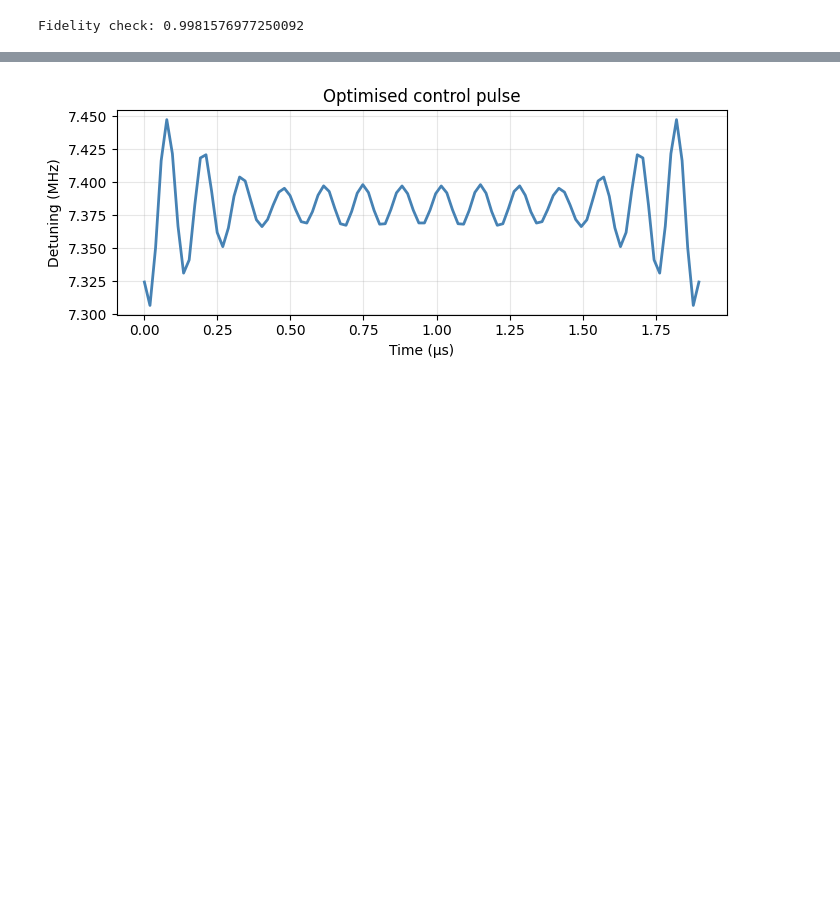
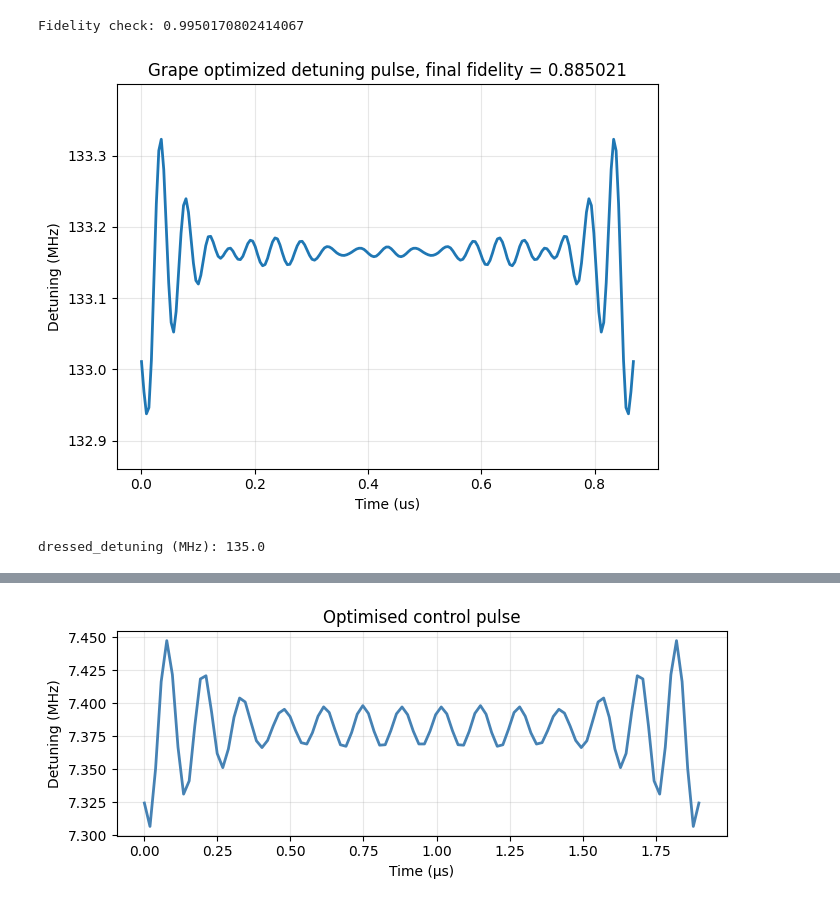
Before and after one commit to TunmayGerg/quantum-simulation-code, a Jupyter notebook: Optimal control/Grape_optimal_control_adiabatic.ipynb, the cells around one changed output, grey strips where cells are left out. Saved outputs shown, nothing was run; the diff lists cells and outputs as text; code cells hidden in the pictures; blank space fills up the shorter version.

```diff
--- a/Optimal control/Grape_optimal_control_adiabatic.ipynb
+++ b/Optimal control/Grape_optimal_control_adiabatic.ipynb
@@ -157,30 +160,51 @@ opt.save_results("Grape_results/run6_adiabatic.npz", out, extra_params={
     "drive_parameters": drive_parameters,
     "alpha": alpha})
 # %%
-result_file = "Grape_results/run5_adiabatic.npz"
+result_file = "Grape_results/level5_132_adiabatic.npz"
 
 q = load_qobjs(result_file)
 pulses0, theta0 = load_pulses_theta(result_file)
 parameters_dict = load_parameters_dict(result_file)
 
 H0 = q["H_drift"]
 Hc = q["H_controls"]
 Ut = q["U_target"]
 P  = q["projector"]
 gauge_ops = q["gauge_ops"]
 adiabatic_unitary = q["adiabatic_unitary"]
 
 U_final = propagate(H0, Hc, dt = parameters_dict["dt"], pulses = pulses0)
 G = gauge_unitary(gauge_ops, theta0)
 g_unitary = G * adiabatic_unitary.dag() * U_final * adiabatic_unitary
 
 # write unitary in terms of the dressed basis
 # unitary_dressed = evecs_qobj.dag() * g_unitary * evecs_qobj
 
 fidelity = unitary_projected_fidelity(Ut, g_unitary, P)
 print("Fidelity check:", fidelity)
+
+pulse_MHz = pulses0[:, 0] / (2*np.pi)  # convert rad/ns -> MHz
+plt.figure()
+plt.plot(t_us, pulse_MHz, linewidth=2)
+
+ymin, ymax = pulse_MHz.min(), pulse_MHz.max()
+margin = (ymax - ymin) * 0.2
+plt.ylim(ymin - margin, ymax + margin)
+plt.ticklabel_format(useOffset=False, axis='y')
+
+plt.xlabel("Time (us)")
+plt.ylabel("Detuning (MHz)")
+plt.title(f"Grape optimized detuning pulse, final fidelity = {F_final:.6f}")
+
+plt.grid(True, alpha=0.3)
+plt.tight_layout()
+plt.show()
+
+print("dressed_detuning (MHz):", dressed_detuning/(2*np.pi))
 # %% [output]
-Fidelity check: 0.9981576977250092
+Fidelity check: 0.9950170802414067
+[figure, added]
+dressed_detuning (MHz): 135.0
 # %%
 import io
 import numpy as np
```
Also changed, not shown: parts of 9 cells of this notebook, 27 other files.
